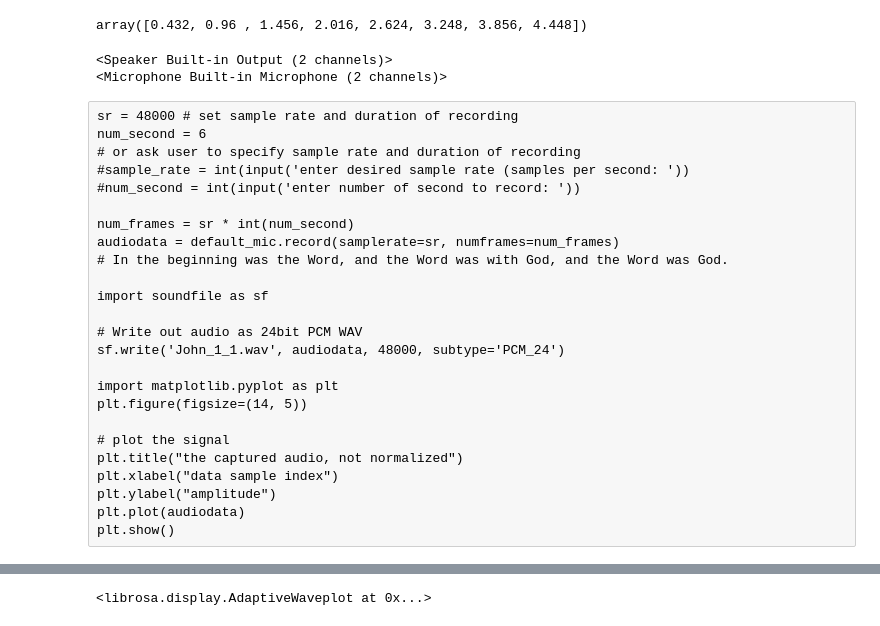
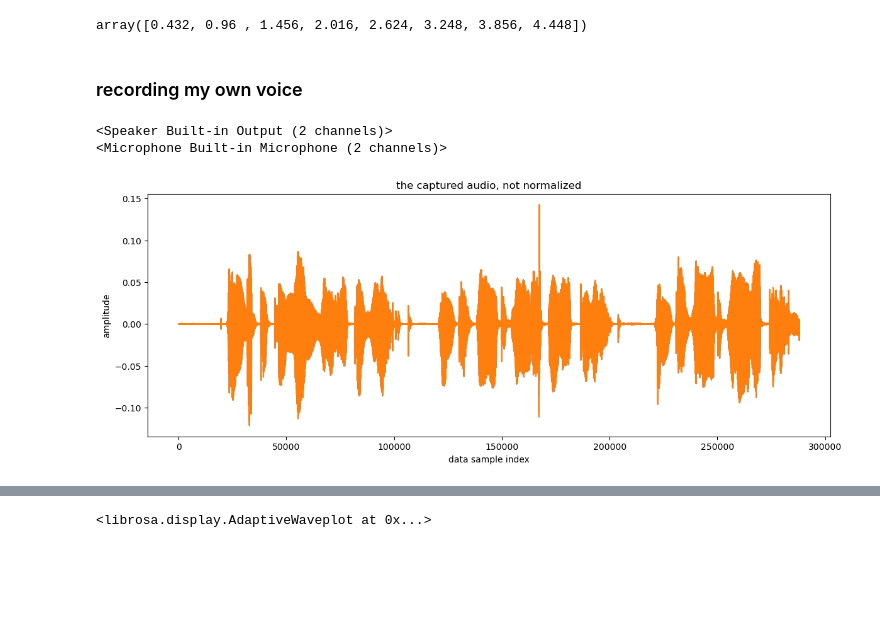
Before and after one commit to yingli/applieddatascience, a Jupyter notebook: sample_code/NB30_voice_processing.ipynb, the cells around one changed output, grey strips where cells are left out. Drawn from its saved outputs; the diff is of its cells as text; code cells hidden in the pictures; blank space fills up the shorter version.

```diff
--- a/sample_code/NB30_voice_processing.ipynb
+++ b/sample_code/NB30_voice_processing.ipynb
@@ -138,6 +138,8 @@ beat_times = librosa.frames_to_time(beat_frames, sr=sr)
 beat_times
 # %% [output]
 array([0.432, 0.96 , 1.456, 2.016, 2.624, 3.248, 3.856, 4.448])
+# %% [markdown]
+### recording my own voice
 # %%
 import soundcard as sc
 default_speaker = sc.default_speaker() # get the default speaker
@@ -147,31 +149,32 @@ print(default_mic)
 # %% [output]
 <Speaker Built-in Output (2 channels)>
 <Microphone Built-in Microphone (2 channels)>
-# %% [raw]
-sr = 48000 # set sample rate and duration of recording
-num_second = 6
-# or ask user to specify sample rate and duration of recording
-#sample_rate = int(input('enter desired sample rate (samples per second: '))
-#num_second = int(input('enter number of second to record: '))
-
-num_frames = sr * int(num_second)
-audiodata = default_mic.record(samplerate=sr, numframes=num_frames)
-# In the beginning was the Word, and the Word was with God, and the Word was God.
-
-import soundfile as sf
-
-# Write out audio as 24bit PCM WAV
-sf.write('John_1_1.wav', audiodata, 48000, subtype='PCM_24')
-
-import matplotlib.pyplot as plt
-plt.figure(figsize=(14, 5))
-
-# plot the signal
-plt.title("the captured audio, not normalized")
-plt.xlabel("data sample index")
-plt.ylabel("amplitude")
-plt.plot(audiodata)
-plt.show()
+# %%
+sr = 48000 # set sample rate and duration of recording
+num_second = 6.2
+# or ask user to specify sample rate and duration of recording
+#sample_rate = int(input('enter desired sample rate (samples per second: '))
+#num_second = int(input('enter number of second to record: '))
+
+num_frames = sr * int(num_second)
+audiodata = default_mic.record(samplerate=sr, numframes=num_frames)
+# In the beginning was the Word, and the Word was with God, and the Word was God.
+import soundfile as sf
+
+# Write out audio as 24bit PCM WAV
+sf.write('John_1_1.wav', audiodata, sr, subtype='PCM_24')
+# %%
+import matplotlib.pyplot as plt
+plt.figure(figsize=(14, 5))
+
+# plot the signal
+plt.title("the captured audio, not normalized")
+plt.xlabel("data sample index")
+plt.ylabel("amplitude")
+plt.plot(audiodata)
+plt.show()
+# %% [output]
+[figure, added]
 # %%
 my_voice = "John_1_1.wav" # Ying's voice
 y, y_sr = librosa.load(my_voice, sr=None, mono=False)
```
Also changed, not shown: parts of 7 cells of this notebook, 1 other file.
